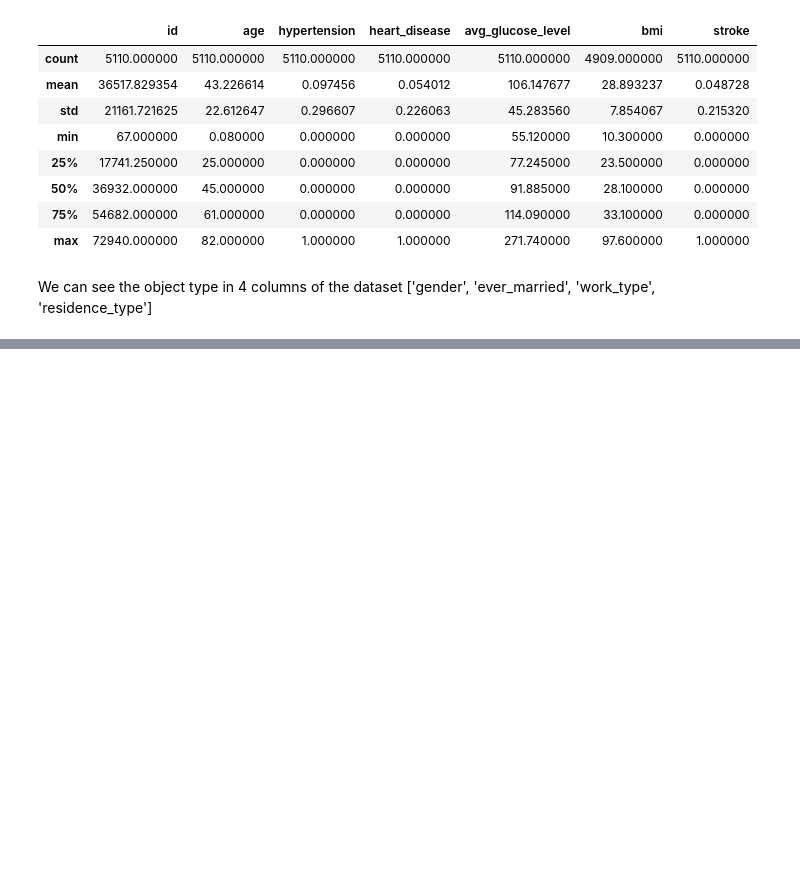
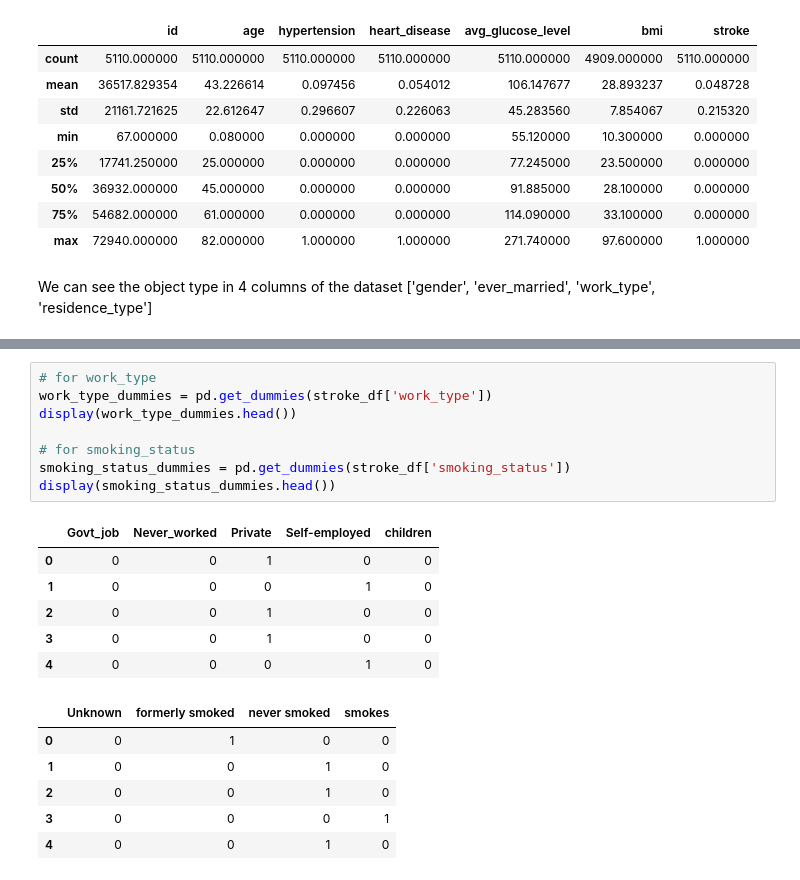
Before and after one commit to dandrue/StrokePrediction, a Jupyter notebook: StrokePredictionNotebook.ipynb, the cells around one changed output, grey strips where cells are left out. Cells and saved outputs as stored; diff of their text form; blank space fills up the shorter version.

```diff
--- a/StrokePredictionNotebook.ipynb
+++ b/StrokePredictionNotebook.ipynb
@@ -64,0 +133,21 @@ We can see the object type in 4 columns of the dataset ['gender', 'ever_married'
+# %%
+# for work_type
+work_type_dummies = pd.get_dummies(stroke_df['work_type'])
+display(work_type_dummies.head())
+
+# for smoking_status
+smoking_status_dummies = pd.get_dummies(stroke_df['smoking_status'])
+display(smoking_status_dummies.head())
+# %% [output]
+|  | Govt_job | Never_worked | Private | Self-employed | children |
+| 0 | 0 | 0 | 1 | 0 | 0 |
+| 1 | 0 | 0 | 0 | 1 | 0 |
+| 2 | 0 | 0 | 1 | 0 | 0 |
+| 3 | 0 | 0 | 1 | 0 | 0 |
+| 4 | 0 | 0 | 0 | 1 | 0 |
+|  | Unknown | formerly smoked | never smoked | smokes |
+| 0 | 0 | 1 | 0 | 0 |
+| 1 | 0 | 0 | 1 | 0 |
+| 2 | 0 | 0 | 1 | 0 |
+| 3 | 0 | 0 | 0 | 1 |
+| 4 | 0 | 0 | 1 | 0 |
```
Also changed, not shown: parts of 10 cells of this notebook.
